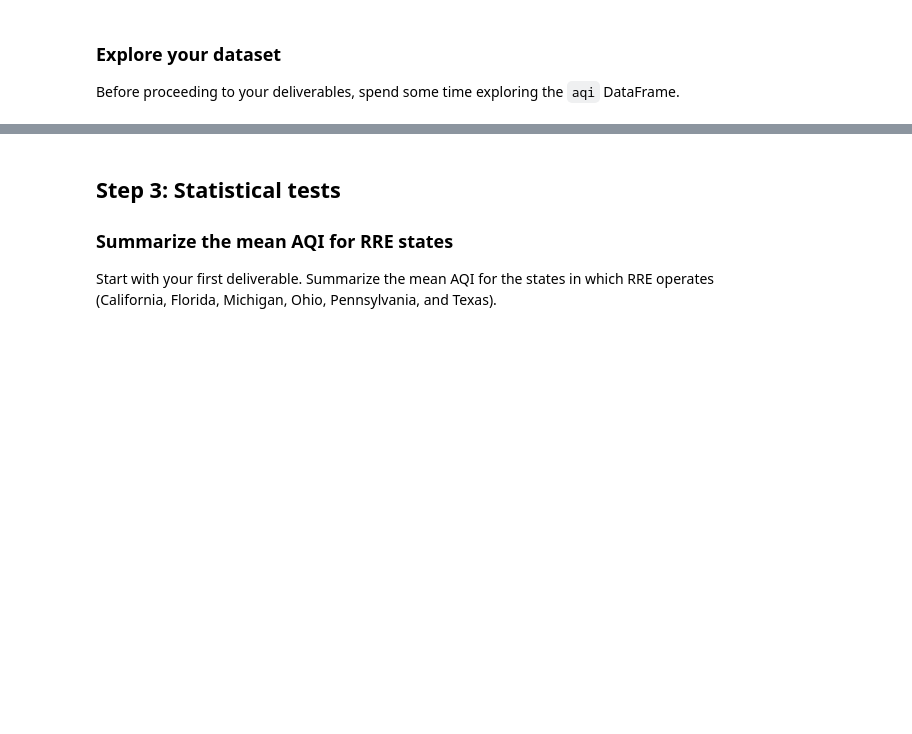
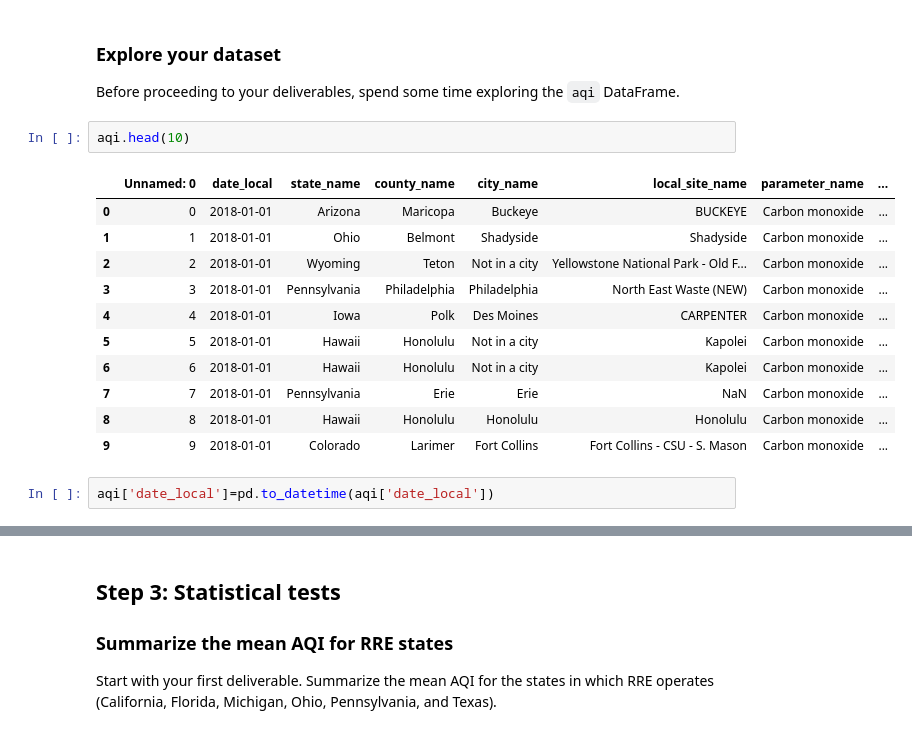
Before and after one commit to Cyberoctane29/Python-For-Data-Analysis, a Jupyter notebook: Course-4/Module_4/2_explore_confidence_intervals.ipynb, the cells around one changed output, grey strips where cells are left out. Saved outputs shown, nothing was run; the diff lists cells and outputs as text; blank space fills up the shorter version.

```diff
--- a/Course-4/Module_4/2_explore_confidence_intervals.ipynb
+++ b/Course-4/Module_4/2_explore_confidence_intervals.ipynb
@@ -39,6 +42,22 @@ aqi = pd.read_csv(r'C:\Users\saswa\Documents\GitHub\Python-For-Data-Analysis\Cou
 ### Explore your dataset
 
 Before proceeding to your deliverables, spend some time exploring the `aqi` DataFrame.
+# %%
+aqi.head(10)
+# %% [output]
+|  | Unnamed: 0 | date_local | state_name | county_name | city_name | local_site_name | parameter_name | ... |
+| 0 | 0 | 2018-01-01 | Arizona | Maricopa | Buckeye | BUCKEYE | Carbon monoxide | ... |
+| 1 | 1 | 2018-01-01 | Ohio | Belmont | Shadyside | Shadyside | Carbon monoxide | ... |
+| 2 | 2 | 2018-01-01 | Wyoming | Teton | Not in a city | Yellowstone National Park - Old F... | Carbon monoxide | ... |
+| 3 | 3 | 2018-01-01 | Pennsylvania | Philadelphia | Philadelphia | North East Waste (NEW) | Carbon monoxide | ... |
+| 4 | 4 | 2018-01-01 | Iowa | Polk | Des Moines | CARPENTER | Carbon monoxide | ... |
+| 5 | 5 | 2018-01-01 | Hawaii | Honolulu | Not in a city | Kapolei | Carbon monoxide | ... |
+| 6 | 6 | 2018-01-01 | Hawaii | Honolulu | Not in a city | Kapolei | Carbon monoxide | ... |
+| 7 | 7 | 2018-01-01 | Pennsylvania | Erie | Erie | NaN | Carbon monoxide | ... |
+| 8 | 8 | 2018-01-01 | Hawaii | Honolulu | Honolulu | Honolulu | Carbon monoxide | ... |
+| 9 | 9 | 2018-01-01 | Colorado | Larimer | Fort Collins | Fort Collins - CSU - S. Mason | Carbon monoxide | ... |
+# %%
+aqi['date_local']=pd.to_datetime(aqi['date_local'])
 # %%
 # Explore your DataFrame `aqi`.
 
```
Also changed, not shown: parts of 29 cells of this notebook, 1 other file.
